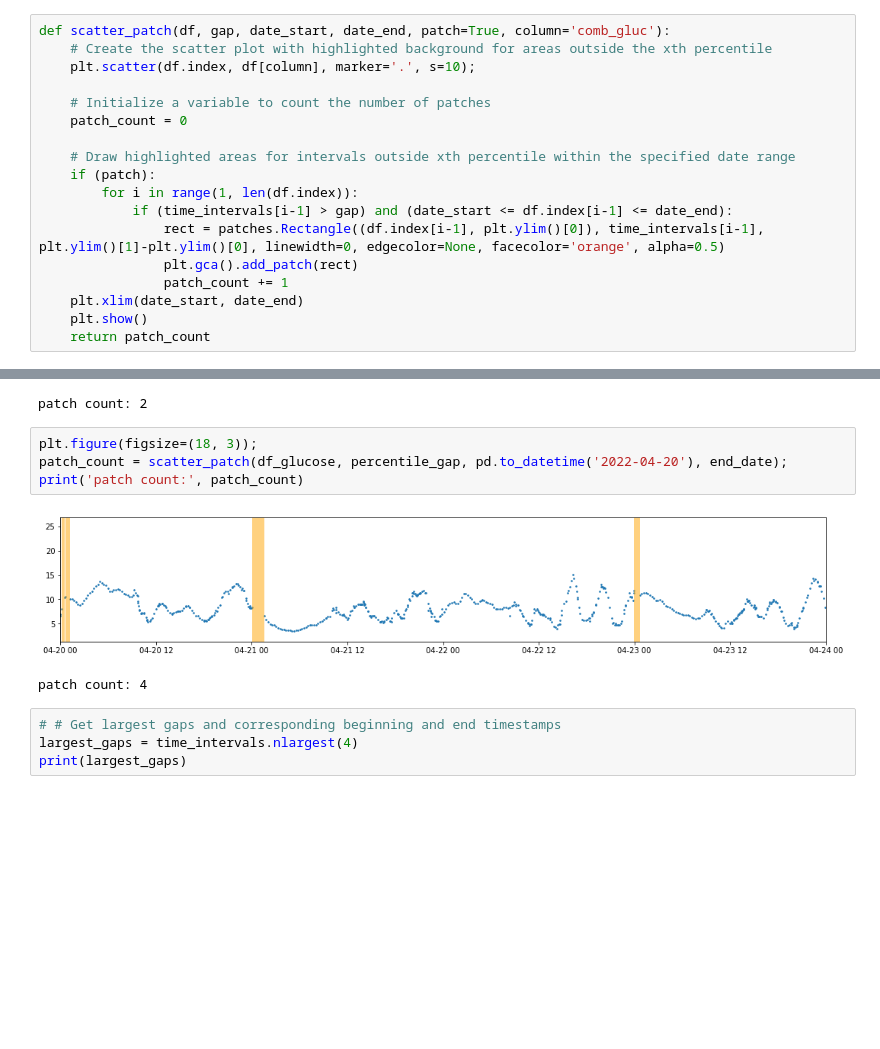
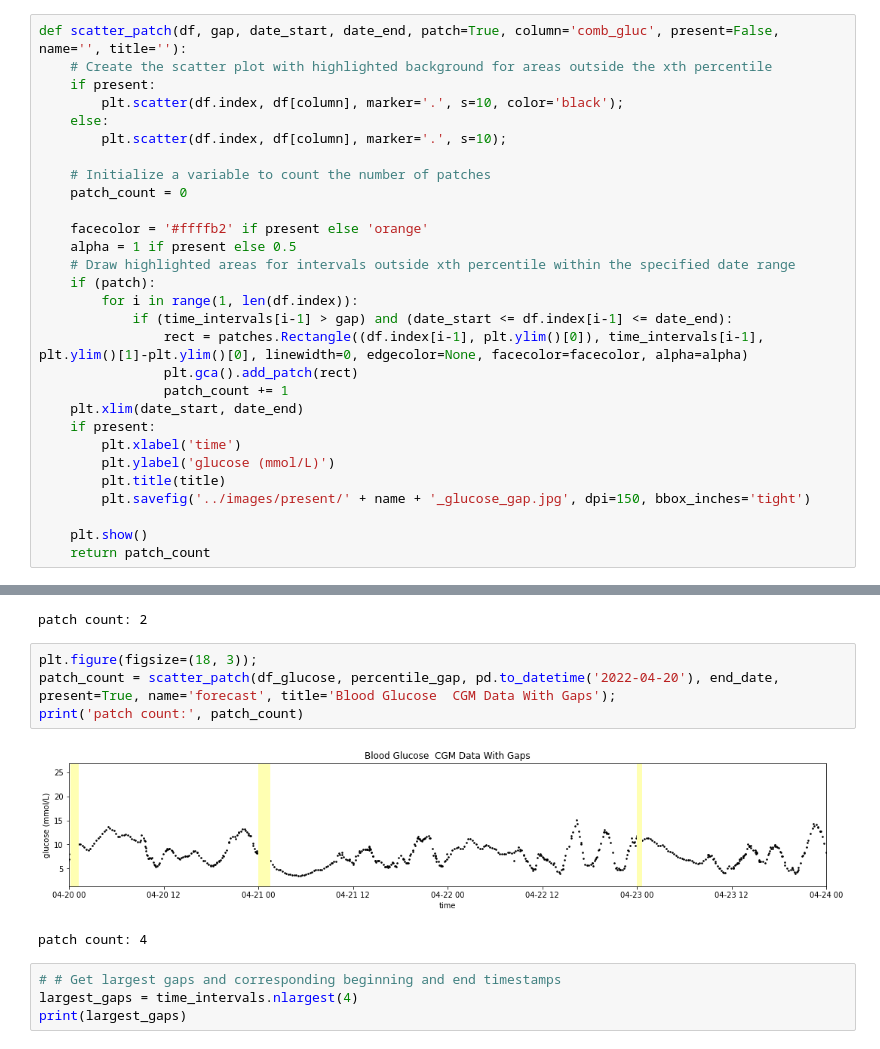
Before and after one commit to inaug22/capstone3, a Jupyter notebook: notebooks/glucose_wrangling+EDA.ipynb, the cells around one changed output, grey strips where cells are left out. Cells and saved outputs as stored; diff of their text form; blank space fills up the shorter version.

Commit message:
changes for presentation

```diff
--- a/notebooks/glucose_wrangling+EDA.ipynb
+++ b/notebooks/glucose_wrangling+EDA.ipynb
@@ -319,21 +319,32 @@ print("99.6 th percentile of time_intervals:", percentile_gap)
 # %% [markdown]
 Visualize remaining gaps when using the sample rate
 # %%
-def scatter_patch(df, gap, date_start, date_end, patch=True, column='comb_gluc'):
+def scatter_patch(df, gap, date_start, date_end, patch=True, column='comb_gluc', present=False, name='', title=''):
     # Create the scatter plot with highlighted background for areas outside the xth percentile
-    plt.scatter(df.index, df[column], marker='.', s=10);
+    if present:
+        plt.scatter(df.index, df[column], marker='.', s=10, color='black');
+    else:
+        plt.scatter(df.index, df[column], marker='.', s=10);
 
     # Initialize a variable to count the number of patches
     patch_count = 0
 
+    facecolor = '#ffffb2' if present else 'orange'
+    alpha = 1 if present else 0.5
     # Draw highlighted areas for intervals outside xth percentile within the specified date range
     if (patch):
         for i in range(1, len(df.index)):
             if (time_intervals[i-1] > gap) and (date_start <= df.index[i-1] <= date_end):
-                rect = patches.Rectangle((df.index[i-1], plt.ylim()[0]), time_intervals[i-1], plt.ylim()[1]-plt.ylim()[0], linewidth=0, edgecolor=None, facecolor='orange', alpha=0.5)
+                rect = patches.Rectangle((df.index[i-1], plt.ylim()[0]), time_intervals[i-1], plt.ylim()[1]-plt.ylim()[0], linewidth=0, edgecolor=None, facecolor=facecolor, alpha=alpha)
                 plt.gca().add_patch(rect)
                 patch_count += 1
     plt.xlim(date_start, date_end)
+    if present:
+        plt.xlabel('time')
+        plt.ylabel('glucose (mmol/L)')
+        plt.title(title)
+        plt.savefig('../images/present/' + name + '_glucose_gap.jpg', dpi=150, bbox_inches='tight')
+
     plt.show()
     return patch_count
 # %%
@@ -352,10 +363,10 @@ print('patch count:', patch_count)
 patch count: 2
 # %%
 plt.figure(figsize=(18, 3));
-patch_count = scatter_patch(df_glucose, percentile_gap, pd.to_datetime('2022-04-20'), end_date);
+patch_count = scatter_patch(df_glucose, percentile_gap, pd.to_datetime('2022-04-20'), end_date, present=True, name='forecast', title='Blood Glucose  CGM Data With Gaps');
 print('patch count:', patch_count)
 # %% [output]
-[figure, old version]
+[figure, new version]
 patch count: 4
 # %%
 # # Get largest gaps and corresponding beginning and end timestamps
```
Also changed, not shown: parts of 16 cells of this notebook.
